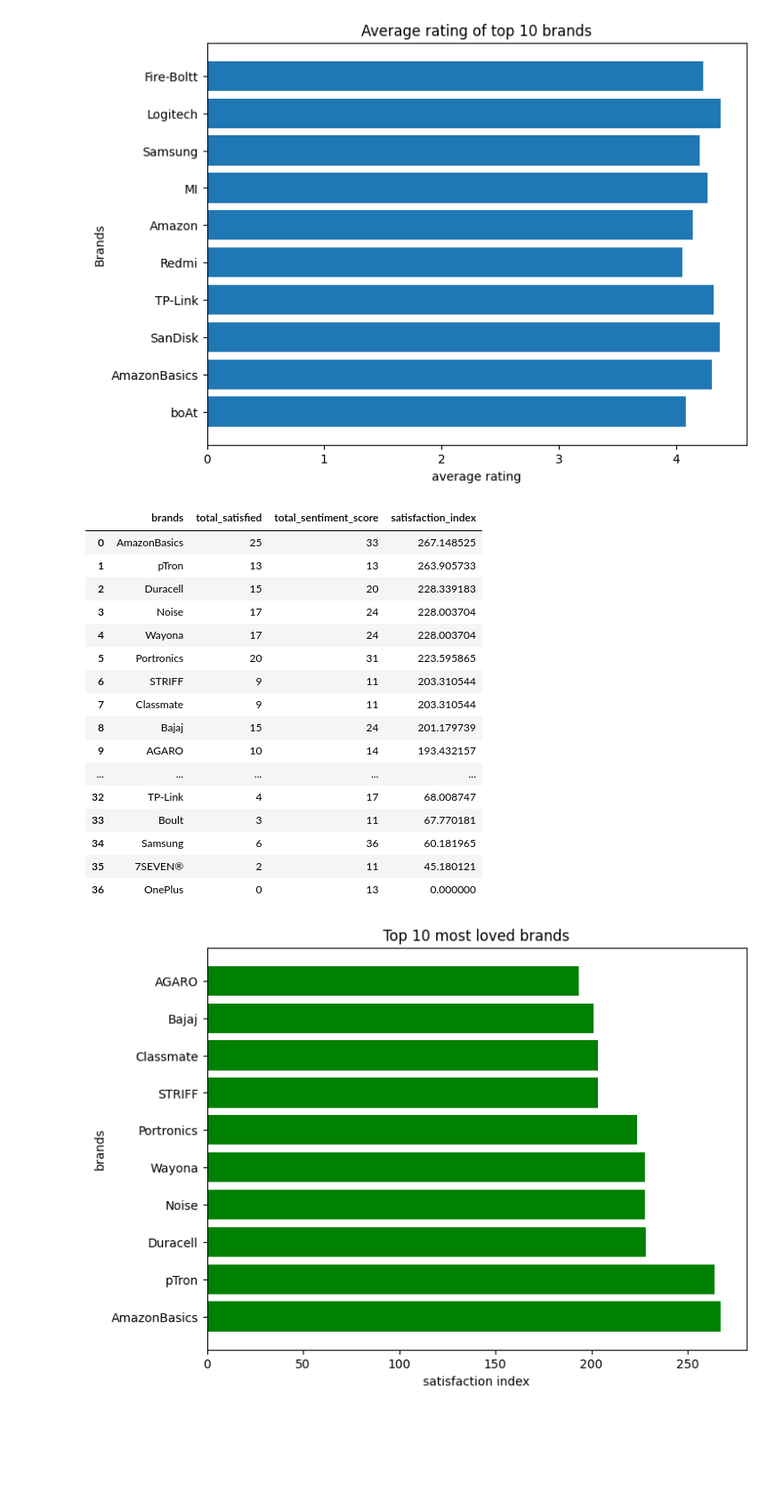
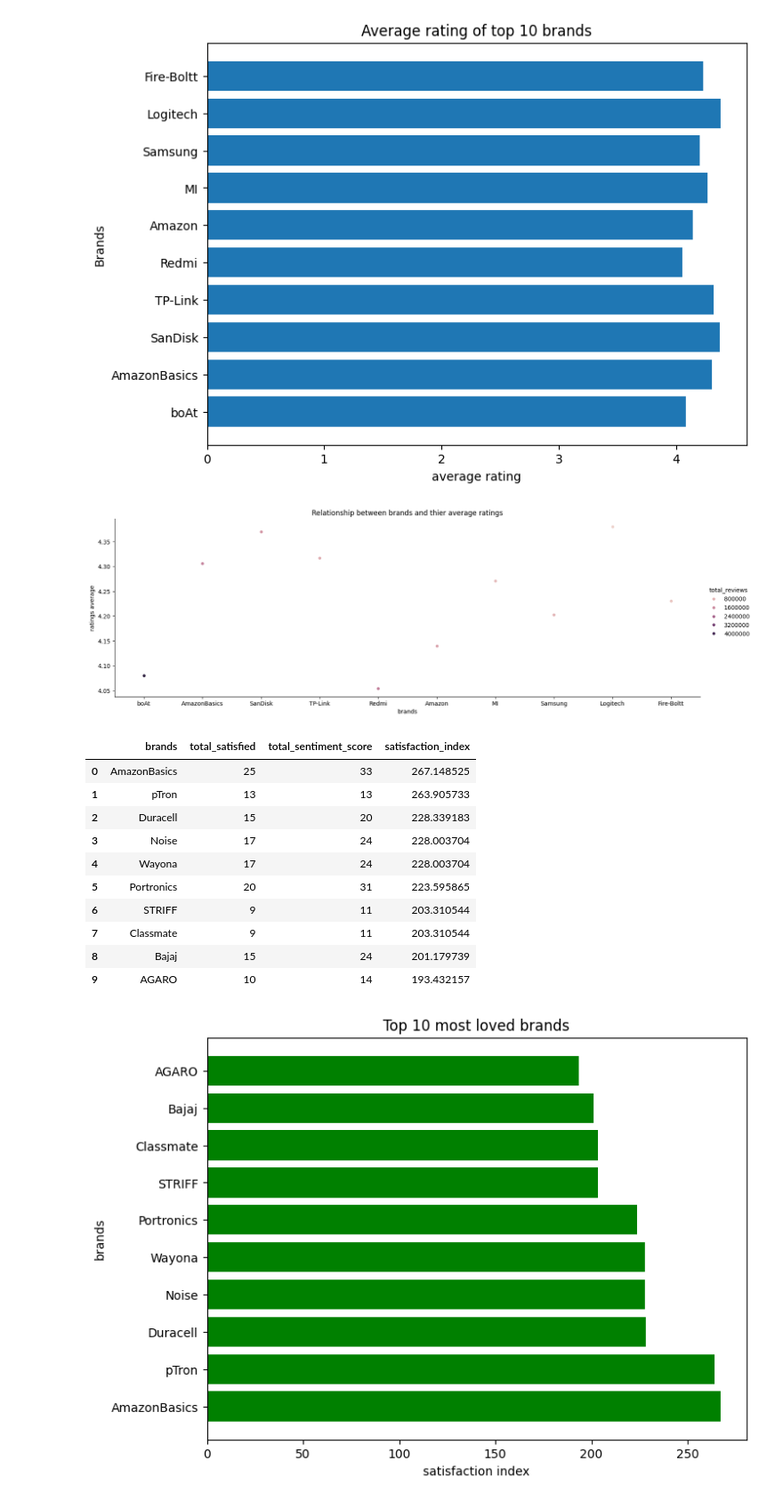
Before and after one commit to CKohwo/Ecommerce-strategy-blueprint, a Jupyter notebook: notebooks/03_exploratory_ data_analysis.ipynb, the cells around one changed output. Shown at 89% size. Drawn from its saved outputs; the diff is of its cells as text; code cells hidden in the pictures; blank space fills up the shorter version.

```diff
--- a/notebooks/03_exploratory_ data_analysis.ipynb
+++ b/notebooks/03_exploratory_ data_analysis.ipynb
@@ -166,6 +173,14 @@ ax.set_title("Average rating of top 10 brands")
 plt.show()
 # %% [output]
 [figure]
+# %%
+sns.catplot(y = "mean_rating", x = "brands", hue = "total_reviews", data = brand_rating, aspect = 3)
+plt.xlabel("brands")
+plt.ylabel("ratings average")
+plt.title("Relationship between brands and thier average ratings")
+plt.show()
+# %% [output]
+[figure, added]
 # %%
 # Saving brands rating to a new csv file
 df_3.to_csv("brand_rating.csv", index=False)
@@ -176,37 +191,31 @@ df_3["sentiment_value"] = df_3["customer_sentiment"].map(mapping)
 # %%
 brand_sentiment = (df_3.groupby("brands")
                   .agg(total_satisfied=("sentiment_value", lambda x: (x == 1).sum()),
                        total_sentiment_score =("sentiment_value", "count"))
                   .query("total_sentiment_score >= 10")
 )
 # Storing the percentage of satisfied customer in a variable
 satisfied_percent = brand_sentiment["total_satisfied"] / brand_sentiment["total_sentiment_score"] * 100
 
 # Final Satisfaction Scoring metric for brands
 brand_sentiment["satisfaction_index"] = satisfied_percent * np.log1p(brand_sentiment["total_sentiment_score"])
 
 # Top Brands with the most satisfied customer
-Top_satisfied_brands = brand_sentiment.sort_values("satisfaction_index", ascending=False).reset_index()
+Top_satisfied_brands = brand_sentiment.sort_values("satisfaction_index", ascending=False).reset_index().head(10)
 
 Top_satisfied_brands
 # %% [output]
 |  | brands | total_satisfied | total_sentiment_score | satisfaction_index |
 | 0 | AmazonBasics | 25 | 33 | 267.148525 |
 | 1 | pTron | 13 | 13 | 263.905733 |
 | 2 | Duracell | 15 | 20 | 228.339183 |
 | 3 | Noise | 17 | 24 | 228.003704 |
 | 4 | Wayona | 17 | 24 | 228.003704 |
 | 5 | Portronics | 20 | 31 | 223.595865 |
 | 6 | STRIFF | 9 | 11 | 203.310544 |
 | 7 | Classmate | 9 | 11 | 203.310544 |
 | 8 | Bajaj | 15 | 24 | 201.179739 |
 | 9 | AGARO | 10 | 14 | 193.432157 |
-| ... | ... | ... | ... | ... |
-| 32 | TP-Link | 4 | 17 | 68.008747 |
-| 33 | Boult | 3 | 11 | 67.770181 |
-| 34 | Samsung | 6 | 36 | 60.181965 |
-| 35 | 7SEVEN® | 2 | 11 | 45.180121 |
-| 36 | OnePlus | 0 | 13 | 0.000000 |
 # %%
 fig, ax = plt.subplots( figsize = (8,6))
 ax.barh(Top_satisfied_brands["brands"], Top_satisfied_brands["satisfaction_index"], align = "center", color = "green")
```
Also changed, not shown: parts of 22 cells of this notebook, 2 other files.
